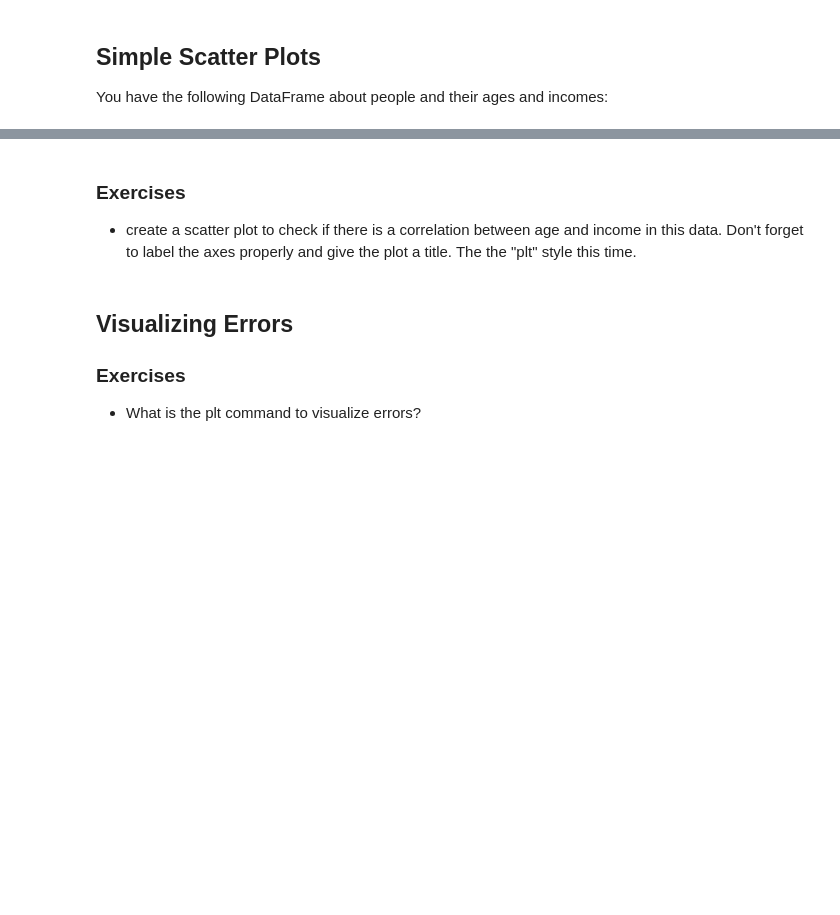
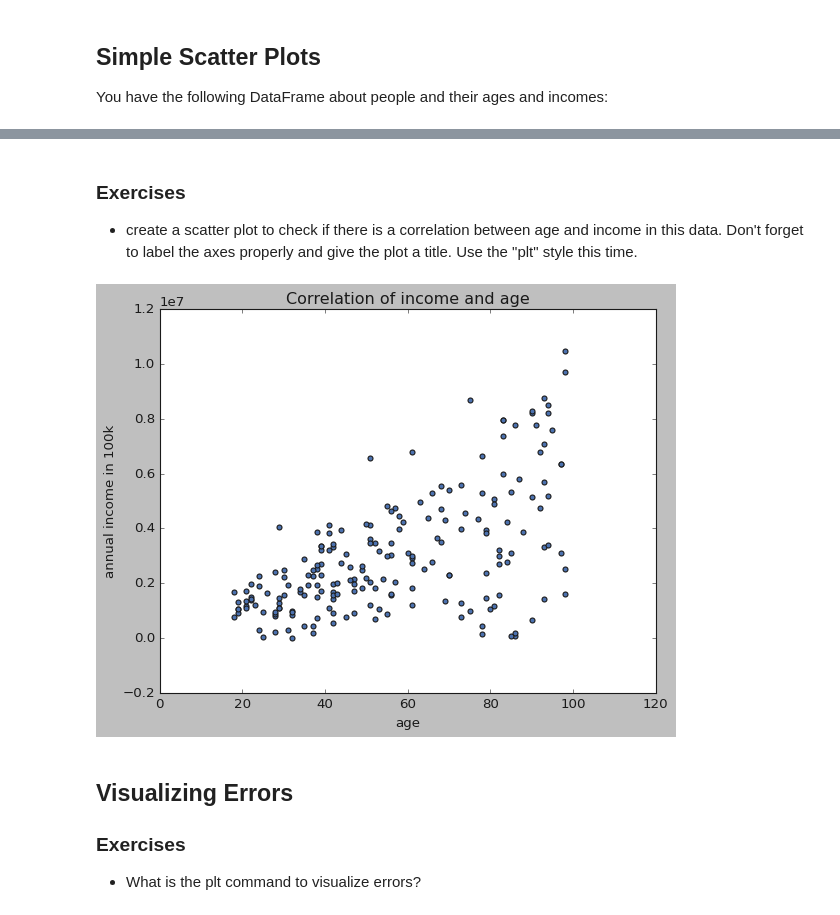
Before and after one commit to IchChefDuNixx/2023SS, a Jupyter notebook: DS/data_aai_sose23/lecture06_visual_EDA/h06a-assignment-visualization.ipynb, the cells around one changed output, grey strips where cells are left out. Drawn from its saved outputs; the diff is of its cells as text; code cells hidden in the pictures; blank space fills up the shorter version.

```diff
--- a/DS/data_aai_sose23/lecture06_visual_EDA/h06a-assignment-visualization.ipynb
+++ b/DS/data_aai_sose23/lecture06_visual_EDA/h06a-assignment-visualization.ipynb
@@ -52,4 +102,4 @@ people = DataFrame({'age': ages, 'income': ages*abs(np.random.randn(200)*30000+5
 # %% [markdown]
 ### Exercises
 
-- create a scatter plot to check if there is a correlation between age and income in this data. Don't forget to label the axes properly and give the plot a title. The the "plt" style this time.
+- create a scatter plot to check if there is a correlation between age and income in this data. Don't forget to label the axes properly and give the plot a title. Use the "plt" style this time.
@@ -58,3 +106,13 @@ people = DataFrame({'age': ages, 'income': ages*abs(np.random.randn(200)*30000+5
+# %%
+## Solutions
+plt.style.use("classic")
+plt.scatter(people["age"], people["income"])
+plt.title("Correlation of income and age")
+plt.xlabel("age")
+plt.ylabel("annual income in 100k")
+plt.show()
+# %% [output]
+[figure, added]
 # %% [markdown]
 ## Visualizing Errors
 
```
Also changed, not shown: parts of 20 cells of this notebook.
